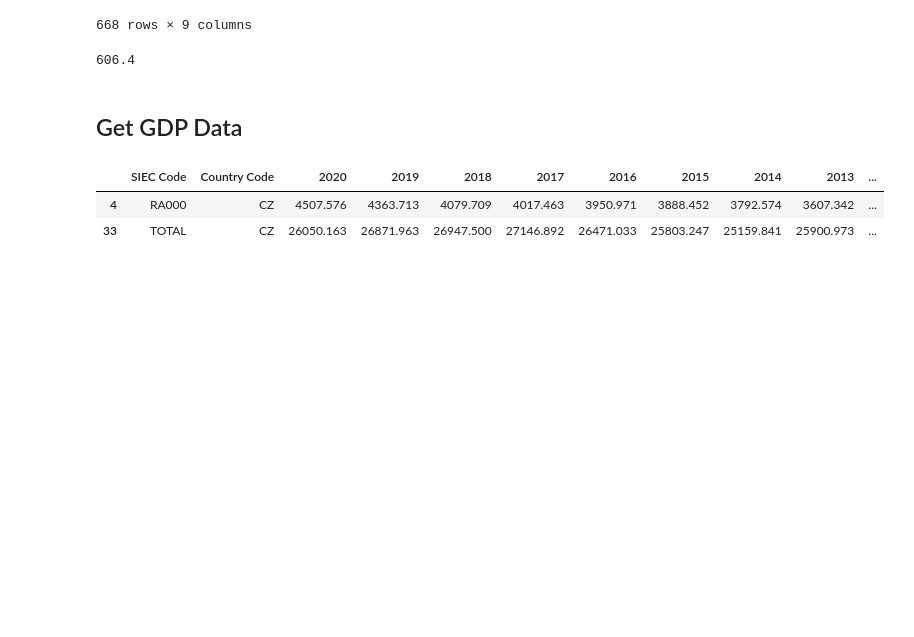
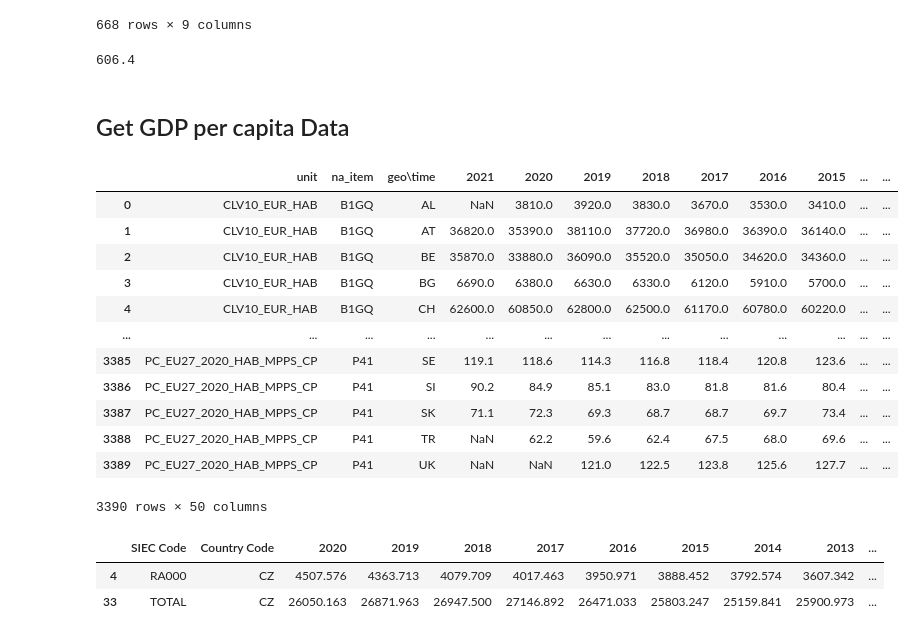
Before and after one commit to fpontejos/dataviz-dash, a Jupyter notebook: notebooks/dataprocessing.ipynb, the cells around one changed output. Drawn from its saved outputs; the diff is of its cells as text; code cells hidden in the pictures; blank space fills up the shorter version.

Commit message:
add sources; gdp per capita

```diff
--- a/notebooks/dataprocessing.ipynb
+++ b/notebooks/dataprocessing.ipynb
@@ -271,13 +271,30 @@ renewable_sources2020.loc[(renewable_sources2020['Country']=='Austria') &( renew
 # %% [output]
 606.4
 # %% [markdown]
-## Get GDP Data
+## Get GDP per capita Data
 # %%
 gdp_cols = ['Country Code', 'Country'] + [i for i in range(2004, 2021, 1)]
 # %%
-gdp_code = 'nama_10_gdp'
+#gdp_code = 'nama_10_gdp'
+gdp_code = 'NAMA_10_PC'
 # %%
 gdpdata = eurostat.get_data_df(str.lower(gdp_code), flags=False)
+# %%
+gdpdata
+# %% [output]
+|  | unit | na_item | geo\time | 2021 | 2020 | 2019 | 2018 | 2017 | 2016 | 2015 | ... | ... |
+| 0 | CLV10_EUR_HAB | B1GQ | AL | NaN | 3810.0 | 3920.0 | 3830.0 | 3670.0 | 3530.0 | 3410.0 | ... | ... |
+| 1 | CLV10_EUR_HAB | B1GQ | AT | 36820.0 | 35390.0 | 38110.0 | 37720.0 | 36980.0 | 36390.0 | 36140.0 | ... | ... |
+| 2 | CLV10_EUR_HAB | B1GQ | BE | 35870.0 | 33880.0 | 36090.0 | 35520.0 | 35050.0 | 34620.0 | 34360.0 | ... | ... |
+| 3 | CLV10_EUR_HAB | B1GQ | BG | 6690.0 | 6380.0 | 6630.0 | 6330.0 | 6120.0 | 5910.0 | 5700.0 | ... | ... |
+| 4 | CLV10_EUR_HAB | B1GQ | CH | 62600.0 | 60850.0 | 62800.0 | 62500.0 | 61170.0 | 60780.0 | 60220.0 | ... | ... |
+| ... | ... | ... | ... | ... | ... | ... | ... | ... | ... | ... | ... | ... |
+| 3385 | PC_EU27_2020_HAB_MPPS_CP | P41 | SE | 119.1 | 118.6 | 114.3 | 116.8 | 118.4 | 120.8 | 123.6 | ... | ... |
+| 3386 | PC_EU27_2020_HAB_MPPS_CP | P41 | SI | 90.2 | 84.9 | 85.1 | 83.0 | 81.8 | 81.6 | 80.4 | ... | ... |
+| 3387 | PC_EU27_2020_HAB_MPPS_CP | P41 | SK | 71.1 | 72.3 | 69.3 | 68.7 | 68.7 | 69.7 | 73.4 | ... | ... |
+| 3388 | PC_EU27_2020_HAB_MPPS_CP | P41 | TR | NaN | 62.2 | 59.6 | 62.4 | 67.5 | 68.0 | 69.6 | ... | ... |
+| 3389 | PC_EU27_2020_HAB_MPPS_CP | P41 | UK | NaN | NaN | 121.0 | 122.5 | 123.8 | 125.6 | 127.7 | ... | ... |
+3390 rows × 50 columns
 # %%
 ## B1GQ = Gross domestic product at market prices
 ## CP_MNAC = Current prices, million euro
```
Also changed, not shown: parts of 1 cell of this notebook, 3 other files.
